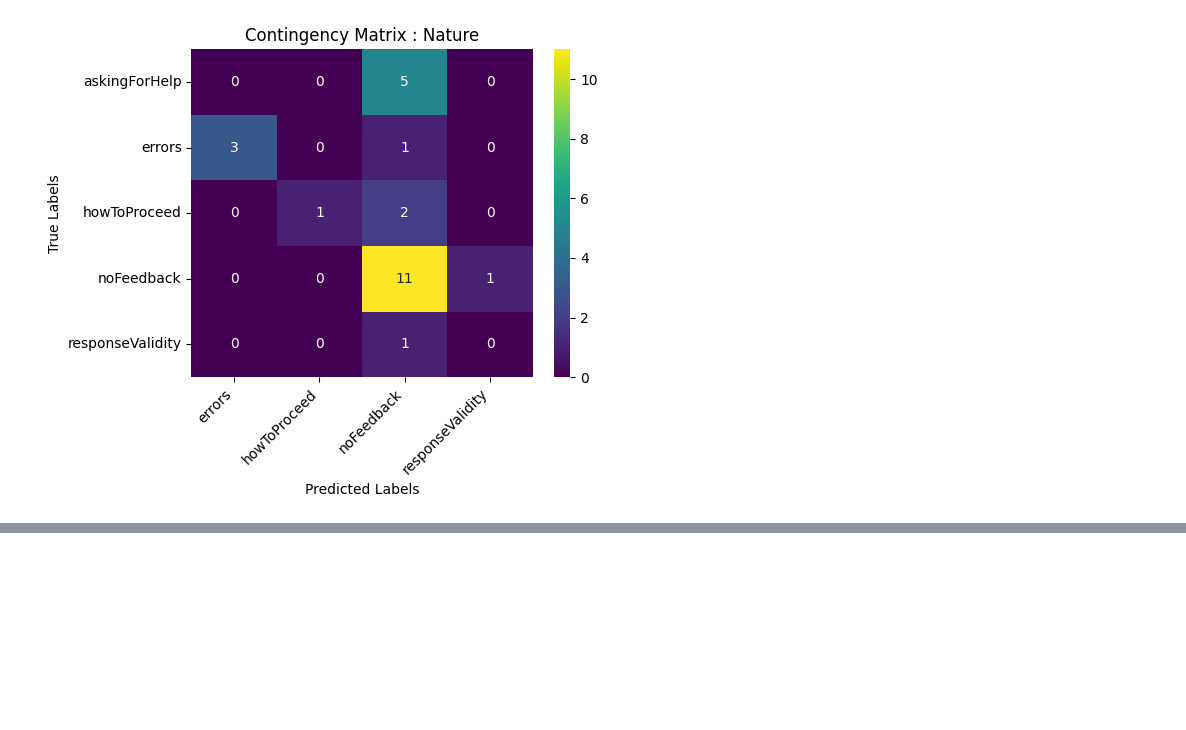
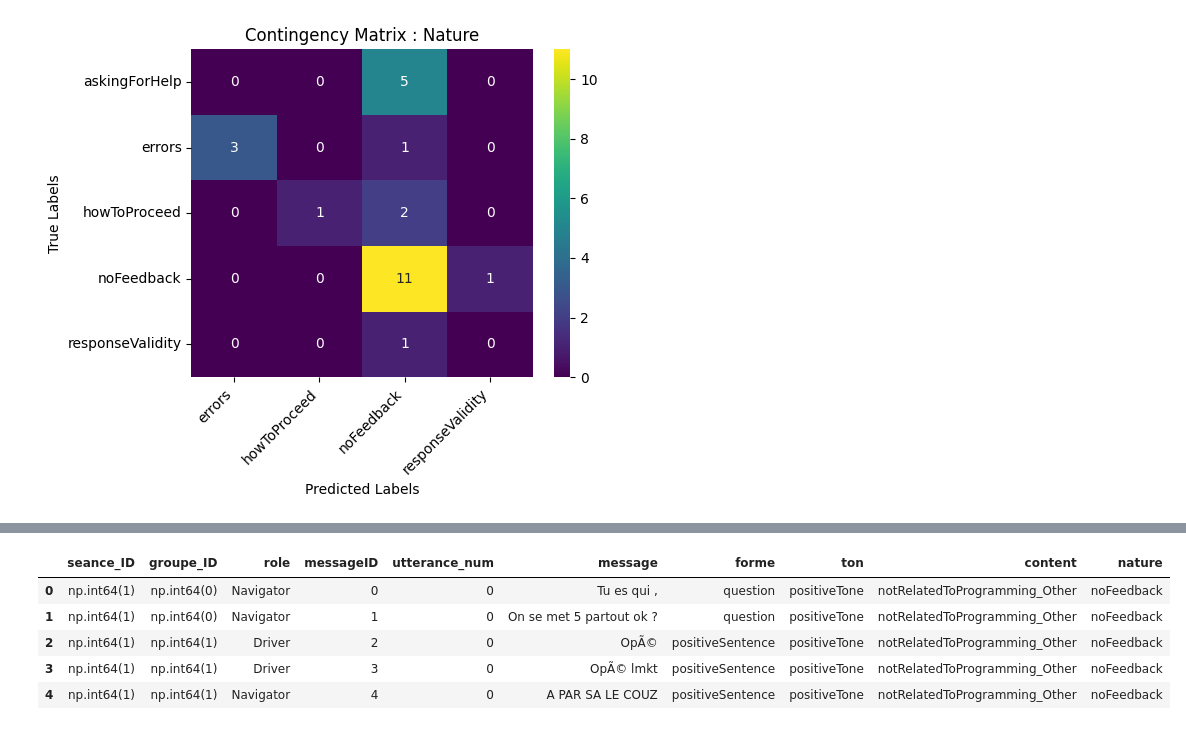
Before and after one commit to chloeboireaudevier/StageMIDL, a Jupyter notebook: kappa_cohen.ipynb, the cells around one changed output, grey strips where cells are left out. Drawn from its saved outputs; the diff is of its cells as text; code cells hidden in the pictures; blank space fills up the shorter version.

```diff
--- a/kappa_cohen.ipynb
+++ b/kappa_cohen.ipynb
@@ -272,0 +287,9 @@ plt.show()
+# %%
+openai_df.head()
+# %% [output]
+|  | seance_ID | groupe_ID | role | messageID | utterance_num | message | forme | ton | content | nature |
+| 0 | np.int64(1) | np.int64(0) | Navigator | 0 | 0 | Tu es qui , | question | positiveTone | notRelatedToProgramming_Other | noFeedback |
+| 1 | np.int64(1) | np.int64(0) | Navigator | 1 | 0 | On se met 5 partout ok ? | question | positiveTone | notRelatedToProgramming_Other | noFeedback |
+| 2 | np.int64(1) | np.int64(1) | Driver | 2 | 0 | OpÃ© | positiveSentence | positiveTone | notRelatedToProgramming_Other | noFeedback |
+| 3 | np.int64(1) | np.int64(1) | Driver | 3 | 0 | OpÃ© lmkt | positiveSentence | positiveTone | notRelatedToProgramming_Other | noFeedback |
+| 4 | np.int64(1) | np.int64(1) | Navigator | 4 | 0 | A PAR SA LE COUZ | positiveSentence | positiveTone | notRelatedToProgramming_Other | noFeedback |
```
Also changed, not shown: parts of 7 cells of this notebook, 6 other files.
